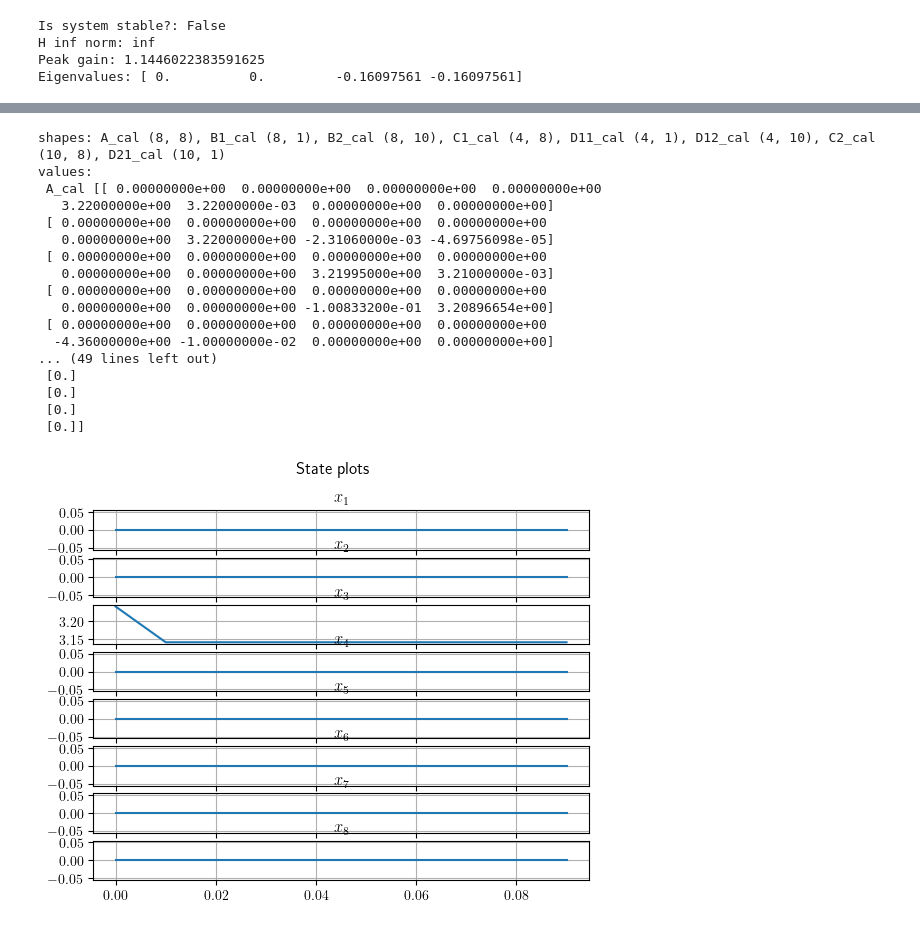
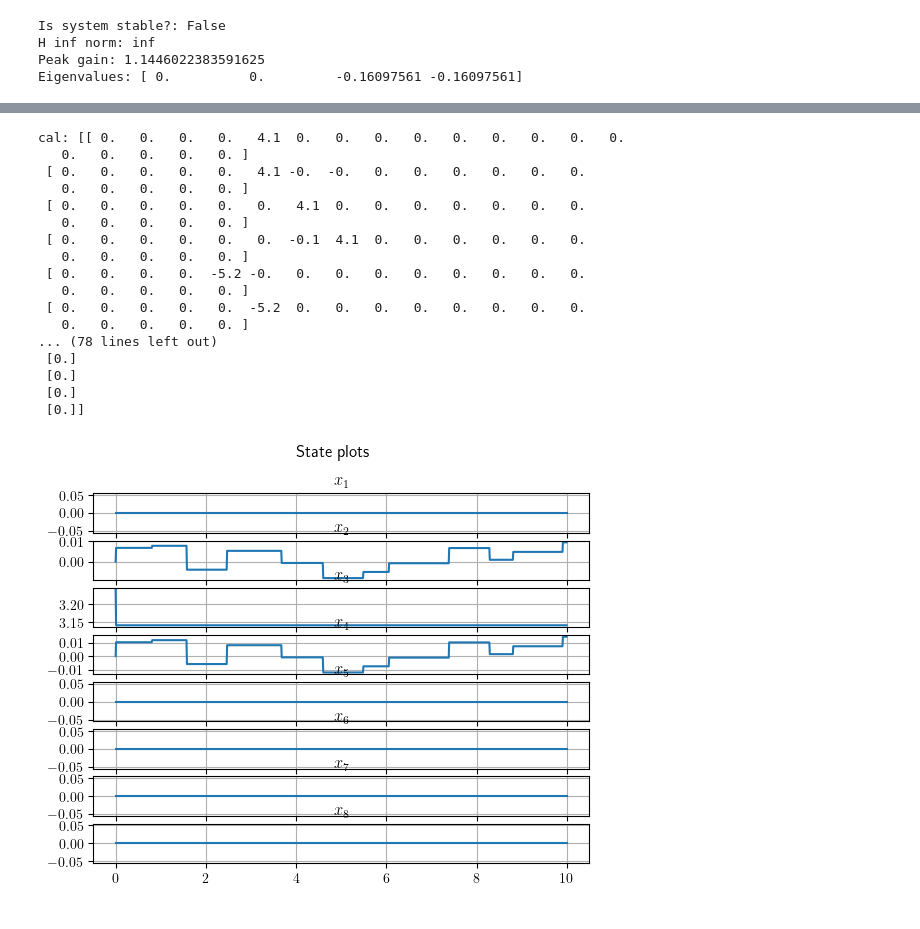
Before and after one commit to Dany-L/statesim, a Jupyter notebook: scripts/notebooks/l2_stability.ipynb, the cells around one changed output, grey strips where cells are left out. Saved outputs shown, nothing was run; the diff lists cells and outputs as text; code cells hidden in the pictures.

```diff
--- a/scripts/notebooks/l2_stability.ipynb
+++ b/scripts/notebooks/l2_stability.ipynb
@@ -33,6 +34,7 @@ D_c = np.array([[0]])
 eta = 0.001
 A_lin = A_c * eta + np.eye(system.nx)
 B_lin = B_c * eta
+C_lin = np.array([[0, 0, 1, 0]])
 
 ana = SystemAnalysisContinuous((A_c, B_c, C_c, D_c))
 ana.analysis()
@@ -50,7 +52,6 @@ ny = nx  # output of lti
 nu = nx  # output of rnn
 nwp = system.nu  # external input (performance)
 nzp = system.ny  # external output (performance)
-nzp = nx  # assume full state output
 nzu = 10  # uncertainty output
 nwu = nzu  # uncertainty input
 # %%
@@ -348,7 +349,7 @@ cal_1 = np.concatenate(
         np.zeros(shape=(nx, nx + nx + nwp + nwu)),
         np.concatenate(
             [
-                np.eye(nzp),
+                C_lin,
                 np.zeros(shape=(nzp, nx)),
                 np.zeros(shape=(nzp, nwp)),
                 np.zeros(shape=(nzp, nwu)),
@@ -370,7 +371,7 @@ cal_2 = np.concatenate(
             axis=1,
         ),
         np.concatenate(
-            [np.zeros(shape=(nx, nx)), np.eye(nu), np.zeros(shape=(nx, nzu))],
+            [np.zeros(shape=(nzp, nx)), C_lin, np.zeros(shape=(nzp, nzu))],
             axis=1,
         ),
         np.concatenate(
@@ -439,6 +440,7 @@ D21_cal = cal[nx + nx + nzp : nx + nx + nzp + nzu, nx + nx : nx + nx + nwp]
 D22_cal = cal[
     nx + nx + nzp : nx + nx + nzp + nzu, nx + nx + nwp : nx + nx + nwp + nwu
 ]
+print(f'cal: {np.round(cal,1)}')
 print(
     f'shapes: A_cal {A_cal.shape}, B1_cal {B1_cal.shape}, B2_cal {B2_cal.shape}, C1_cal {C1_cal.shape}, D11_cal {D11_cal.shape}, D12_cal {D12_cal.shape}, C2_cal {C2_cal.shape}, D21_cal {D21_cal.shape}'
 )
@@ -452,46 +454,50 @@ model = Lure(
     B1=B1_cal,
     B2=B2_cal,
     C1=C1_cal,
     D11=D11_cal,
     D12=D12_cal,
     C2=C2_cal,
     D21=D21_cal,
     Delta=Delta_tilde,
 )
-T = 0.1
+T = 10
 step_size = 0.01
 N = int(T / step_size)
 sim = DiscreteSimulator(
     T=T,
     step_size=step_size,
+)
+u = [np.array([[u]]) for u in np.zeros(shape=(N, 1))]
+u = generate_random_static_input(
+    N=N, nu=1, amplitude_range=(-10.0, 10.0), frequency_range=(50, 150)
 )
 x0 = np.zeros(shape=(2 * nx, 1))
 x0[2, 0] = np.pi + 0.1
 x_bar = np.zeros(shape=(2 * nx, 1))
 x_bar[2, 0] = np.pi
 res = sim.simulate(
     model=model,
     initial_state=x0,
-    input=[np.array([[u]]) for u in np.zeros(shape=(N, 1))],
+    input=u,
     x_bar=x_bar,
 )
 plot_states(result=res)
 # %% [output]
-shapes: A_cal (8, 8), B1_cal (8, 1), B2_cal (8, 10), C1_cal (4, 8), D11_cal (4, 1), D12_cal (4, 10), C2_cal (10, 8), D21_cal (10, 1)
-values:
- A_cal [[ 0.00000000e+00  0.00000000e+00  0.00000000e+00  0.00000000e+00
-   3.22000000e+00  3.22000000e-03  0.00000000e+00  0.00000000e+00]
- [ 0.00000000e+00  0.00000000e+00  0.00000000e+00  0.00000000e+00
-   0.00000000e+00  3.22000000e+00 -2.31060000e-03 -4.69756098e-05]
- [ 0.00000000e+00  0.00000000e+00  0.00000000e+00  0.00000000e+00
-   0.00000000e+00  0.00000000e+00  3.21995000e+00  3.21000000e-03]
- [ 0.00000000e+00  0.00000000e+00  0.00000000e+00  0.00000000e+00
-   0.00000000e+00  0.00000000e+00 -1.00833200e-01  3.20896654e+00]
- [ 0.00000000e+00  0.00000000e+00  0.00000000e+00  0.00000000e+00
-  -4.36000000e+00 -1.00000000e-02  0.00000000e+00  0.00000000e+00]
-... (49 lines left out)
+cal: [[ 0.   0.   0.   0.   4.1  0.   0.   0.   0.   0.   0.   0.   0.   0.
+   0.   0.   0.   0.   0. ]
+ [ 0.   0.   0.   0.   0.   4.1 -0.  -0.   0.   0.   0.   0.   0.   0.
+   0.   0.   0.   0.   0. ]
+ [ 0.   0.   0.   0.   0.   0.   4.1  0.   0.   0.   0.   0.   0.   0.
+   0.   0.   0.   0.   0. ]
+ [ 0.   0.   0.   0.   0.   0.  -0.1  4.1  0.   0.   0.   0.   0.   0.
+   0.   0.   0.   0.   0. ]
+ [ 0.   0.   0.   0.  -5.2 -0.   0.   0.   0.   0.   0.   0.   0.   0.
+   0.   0.   0.   0.   0. ]
+ [ 0.   0.   0.   0.   0.  -5.2  0.   0.   0.   0.   0.   0.   0.   0.
+   0.   0.   0.   0.   0. ]
+... (78 lines left out)
  [0.]
  [0.]
  [0.]
  [0.]]
-[figure, old version]
+[figure, new version]
```
Also changed, not shown: parts of 3 cells of this notebook, 11 other files.
